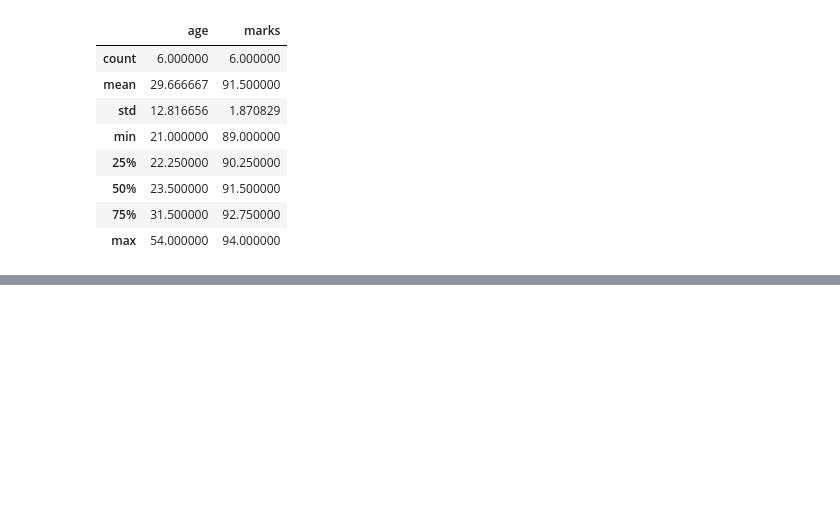
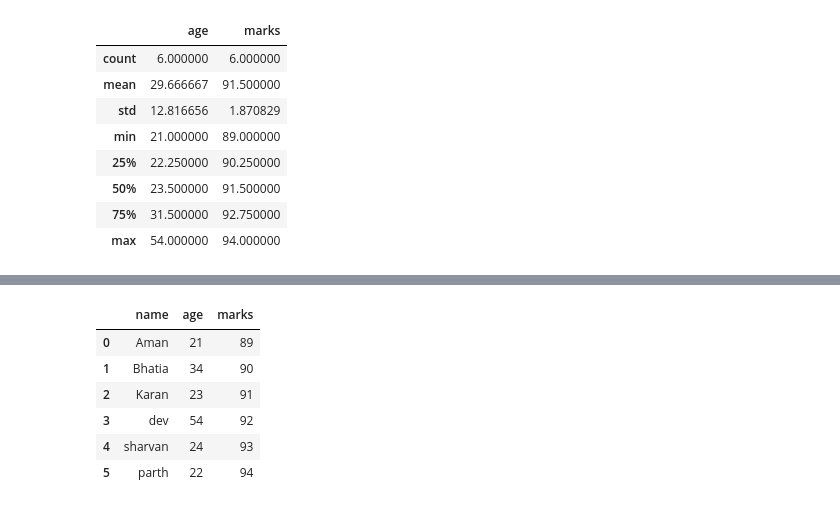
Before and after one commit to devjarsaniya/Foundation-of-Machine-Learning-Numpy_Dev, a Jupyter notebook: cse273.ipynb, the cells around one changed output, grey strips where cells are left out. Saved outputs shown, nothing was run; the diff lists cells and outputs as text; code cells hidden in the pictures; blank space fills up the shorter version.

```diff
--- a/cse273.ipynb
+++ b/cse273.ipynb
@@ -149,0 +178,10 @@ df.describe()
+# %%
+df.sort_values("marks") #ascending order
+# %% [output]
+|  | name | age | marks |
+| 0 | Aman | 21 | 89 |
+| 1 | Bhatia | 34 | 90 |
+| 2 | Karan | 23 | 91 |
+| 3 | dev | 54 | 92 |
+| 4 | sharvan | 24 | 93 |
+| 5 | parth | 22 | 94 |
```
Also changed, not shown: parts of 12 cells of this notebook.
